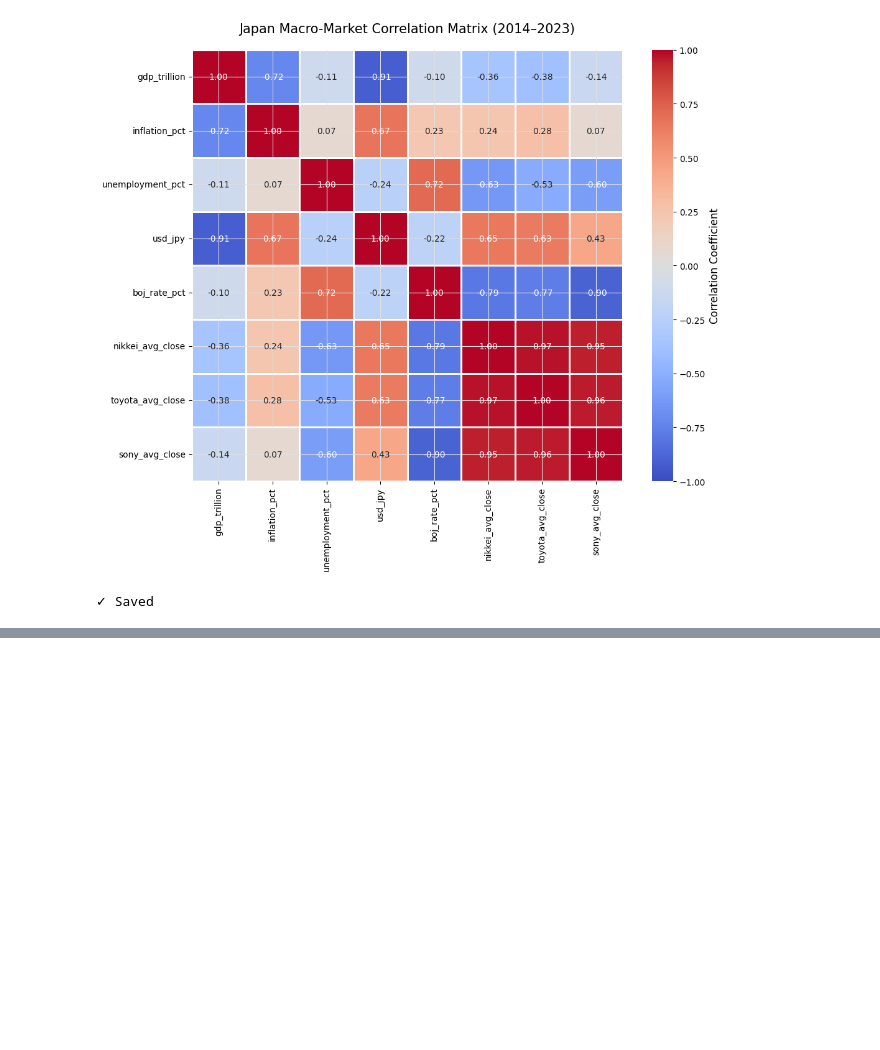
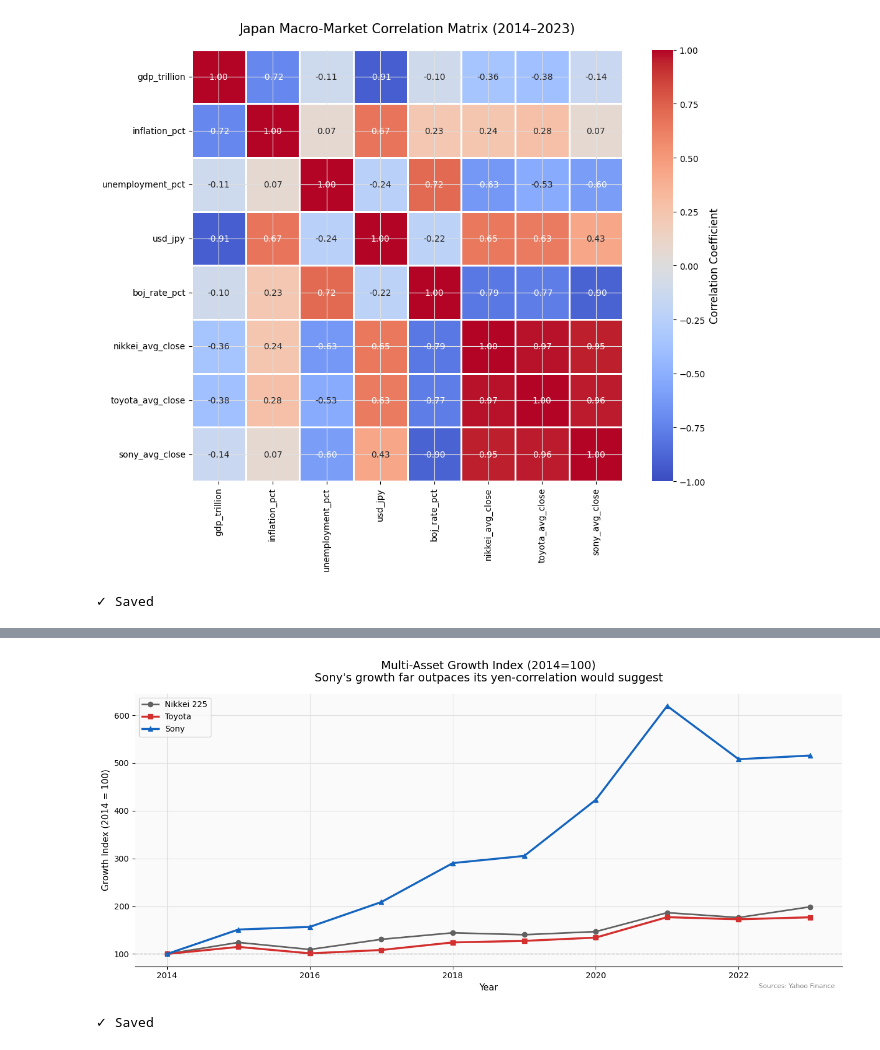
Before and after one commit to Prashant-4527/JapanScope-Stock-Economic-Intel, a Jupyter notebook: notebooks/02_macro_market.ipynb, the cells around one changed output, grey strips where cells are left out. Cells and saved outputs as stored; diff of their text form; code cells hidden in the pictures; blank space fills up the shorter version.

```diff
--- a/notebooks/02_macro_market.ipynb
+++ b/notebooks/02_macro_market.ipynb
@@ -311,0 +334,18 @@ print("✓ Saved")
+# %%
+# WHY normalize (index to 100) here:
+# Toyota trades around $85-150, Sony around different absolute
+# numbers, Nikkei is in the thousands - can't compare raw prices
+# on one chart. Same technique as Japan Trade's growth index
+# (2014=100) - we're reusing a pattern you already know well
+
+base_year = 2014
+
+multi_asset = annual[['year', 'nikkei_avg_close',
+                       'toyota_avg_close', 'sony_avg_close']].copy()
+
+for col in ['nikkei_avg_close', 'toyota_avg_close', 'sony_avg_close']:
+    base = multi_asset.loc[multi_asset['year'] == base_year, col].values[0]
+    multi_asset[col + '_idx'] = (multi_asset[col] / base * 100).round(1)
+
+print(multi_asset[['year', 'nikkei_avg_close_idx',
+                    'toyota_avg_close_idx', 'sony_avg_close_idx']])
@@ -311,0 +364,31 @@ print("✓ Saved")
+# %%
+fig, ax = plt.subplots(figsize=(13, 6))
+
+ax.plot(multi_asset['year'], multi_asset['nikkei_avg_close_idx'],
+        color='#616161', linewidth=2, marker='o', markersize=6,
+        label='Nikkei 225')
+ax.plot(multi_asset['year'], multi_asset['toyota_avg_close_idx'],
+        color='#D32F2F', linewidth=2.5, marker='s', markersize=6,
+        label='Toyota')
+ax.plot(multi_asset['year'], multi_asset['sony_avg_close_idx'],
+        color='#1565C0', linewidth=2.5, marker='^', markersize=6,
+        label='Sony')
+
+ax.axhline(y=100, color='gray', linewidth=1, linestyle='--', alpha=0.5)
+
+ax.set_title("Multi-Asset Growth Index (2014=100)\n"
+              "Sony's growth far outpaces its yen-correlation would suggest",
+              fontsize=14, fontweight='500', pad=15)
+ax.set_xlabel("Year", fontsize=11)
+ax.set_ylabel("Growth Index (2014 = 100)", fontsize=11)
+ax.legend(fontsize=10, loc='upper left')
+ax.text(0.99, -0.08, 'Sources: Yahoo Finance',
+        transform=ax.transAxes, fontsize=8, color='gray', ha='right')
+
+plt.tight_layout()
+plt.savefig("../reports/multi_asset_growth.png", dpi=150, bbox_inches='tight')
+plt.show()
+print("✓ Saved")
+# %% [output]
+[figure, added]
+✓ Saved
```
Also changed, not shown: parts of 4 cells of this notebook, 1 other file.
